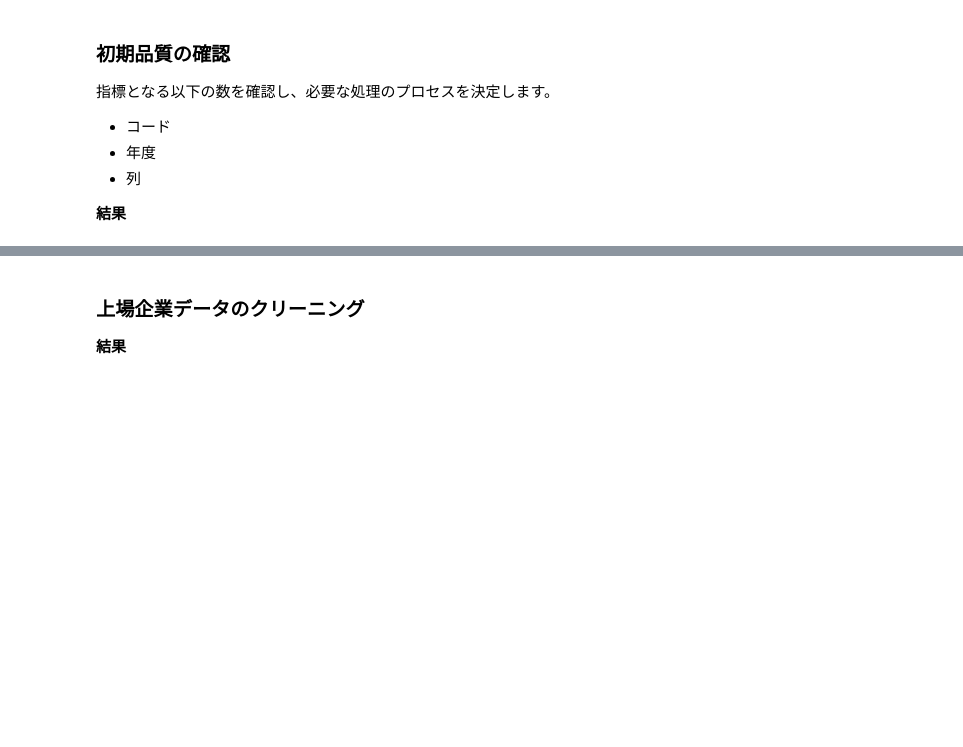
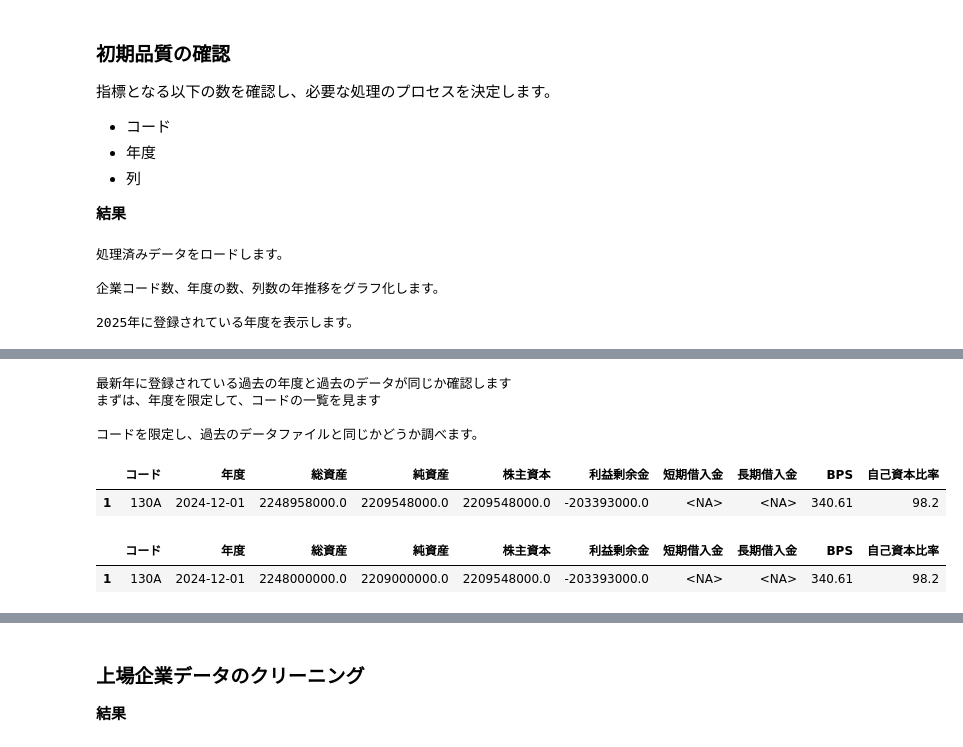
Before and after one commit to Tetibeam/003_stock_screening_preproc, a Jupyter notebook: 01_initial_creening.ipynb, the cells around one changed output, grey strips where cells are left out. Drawn from its saved outputs; the diff is of its cells as text; code cells hidden in the pictures; blank space fills up the shorter version.

```diff
--- a/01_initial_creening.ipynb
+++ b/01_initial_creening.ipynb
@@ -218,26 +210,24 @@ for (filename, year), df in df_type_change.items():
 # %%
 #pd.set_option('display.max_rows', None)
 #pd.set_option('display.max_rows', 60)
+
 print("\n処理済みデータをロードします。")
 df_PROCESSED = df_type_change
 #display(df_PROCESSED)
 
 
-print("\n企業コード数、エンドの数、列数をファイルごとにまとめます。")
+print("\n企業コード数、年度の数、列数の年推移をグラフ化します。")
 df_file_info = pd.DataFrame([
     {"file": filename, "year": year, "code_counts": df["コード"].nunique(), "year_counts": df["年度"].nunique(), "column_counts": df.columns.nunique()}
     for (filename, year), df in df_PROCESSED.items()
 ])
-#display(df_file_info)
-
-print("\n各ファイルの年推移を可視化します。")
 for col in ["code_counts", "year_counts", "column_counts"]:
     fig = px.line(df_file_info, x="year", y=col, color="file", title=col)
     #fig.show()
 
-print("\n最新年のファイルに登録されている年度を表示します。")
+print("\n2025年に登録されている年度を表示します。")
 df = df_PROCESSED[(settings["files"]["raw"][0],2025)]
-#display(df["年度"].unique())
+display(df["年度"].unique())
 
 print("\n最新年に登録されている過去の年度と過去のデータが同じか確認します")
 print("まずは、年度を限定して、コードの一覧を見ます")
@@ -245,43 +235,12 @@ print("まずは、年度を限定して、コードの一覧を見ます")
 
 print("\nコードを限定し、過去のデータファイルと同じかどうか調べます。")
 df = df_PROCESSED[(settings["files"]["raw"][0],2025)]
-#display(df[df["コード"]=="130A"])
+display(df[df["コード"]=="130A"])
 df = df_PROCESSED[(settings["files"]["raw"][0],2024)]
-#display(df[df["コード"]=="130A"])
-
-print("\n最新年度にある過去のデータを取得し、過去のデータを更新します")
-df_PROCESSED_AFTER = cu.update_duplicated(df_PROCESSED, 2025)
-
-print("\n正しく処理が行われ、最新年に登録されている過去の年度と過去のデータが同じか確認します。")
-df = df_PROCESSED_AFTER[(settings["files"]["raw"][0],2025)]
 display(df[df["コード"]=="130A"])
-df = df_PROCESSED_AFTER[(settings["files"]["raw"][0],2024)]
-display(df[df["コード"]=="130A"])
-
-print("\n最後に最新年度にある過去のデータを消去します。")
-cutoff_date = pd.to_datetime("2025-01-01")
-df_PROCESSED_AFTER = {
-    (file, year): (df[df["年度"] >= cutoff_date] if year == 2025 else df)
-    for (file, year), df in df_PROCESSED_AFTER.items()
-}
-
-print("")
-print("各ファイルの年推移をもう一度可視化し、改善していることを確かめます。")
-df_file_info_after = pd.DataFrame([
-    {"file": filename, "year": year, "code_counts": df["コード"].nunique(), "year_counts": df["年度"].nunique(), "column_counts": df.columns.nunique()}
-    for (filename, year), df in df_PROCESSED_AFTER.items()
-])
-df_file_info_after["区分"] = "処理後"
-df_file_info_after = df_file_info_after.set_index(["file", "year"]).sort_index()
-
-df_file_info = pd.DataFrame([
-    {"file": filename, "year": year, "code_counts": df["コード"].nunique(), "year_counts": df["年度"].nunique(), "column_counts": df.columns.nunique()}
-    for (filename, year), df in df_PROCESSED.items()
-])
-df_file_info["区分"] = "処理前"
-df_file_info = df_file_info.set_index(["file", "year"]).sort_index()
-df_compare = pd.concat([df_file_info,df_file_info_after]).reset_index()
-display(df_compare)
-fig = px.line(df_compare, x="year", y="code_counts", color="file", line_dash="区分", markers=True)
-fig.update_layout(title="処理前後のコード数推移", xaxis_title="年度", yaxis_title="コード数")
-fig.show()
+# %% [output]
+処理済みデータをロードします。
+
+企業コード数、年度の数、列数の年推移をグラフ化します。
+
+2025年に登録されている年度を表示します。
@@ -287,0 +260,8 @@ fig.show()
+最新年に登録されている過去の年度と過去のデータが同じか確認します
+まずは、年度を限定して、コードの一覧を見ます
+
+コードを限定し、過去のデータファイルと同じかどうか調べます。
+|  | コード | 年度 | 総資産 | 純資産 | 株主資本 | 利益剰余金 | 短期借入金 | 長期借入金 | BPS | 自己資本比率 |
+| 1 | 130A | 2024-12-01 | 2248958000.0 | 2209548000.0 | 2209548000.0 | -203393000.0 | <NA> | <NA> | 340.61 | 98.2 |
+|  | コード | 年度 | 総資産 | 純資産 | 株主資本 | 利益剰余金 | 短期借入金 | 長期借入金 | BPS | 自己資本比率 |
+| 1 | 130A | 2024-12-01 | 2248000000.0 | 2209000000.0 | 2209548000.0 | -203393000.0 | <NA> | <NA> | 340.61 | 98.2 |
```
Also changed, not shown: parts of 21 cells of this notebook, 3 other files.
